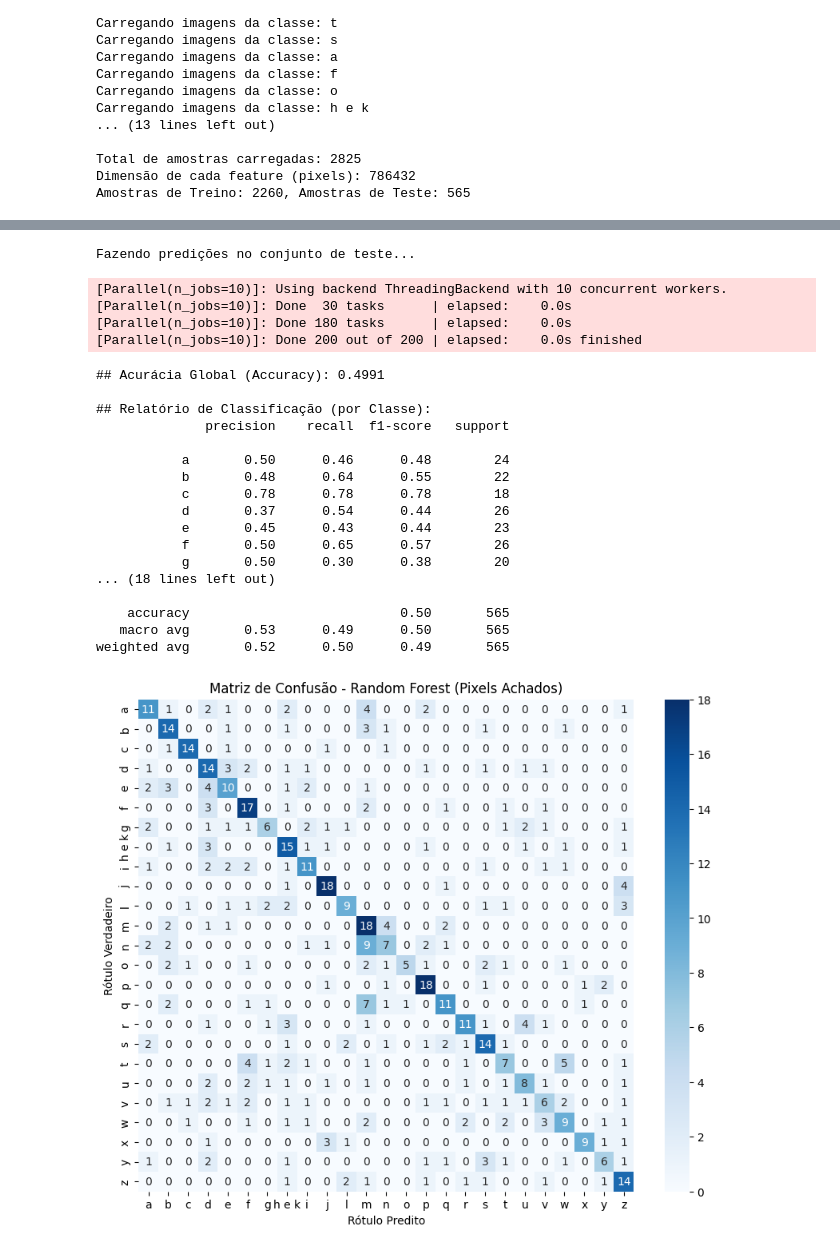
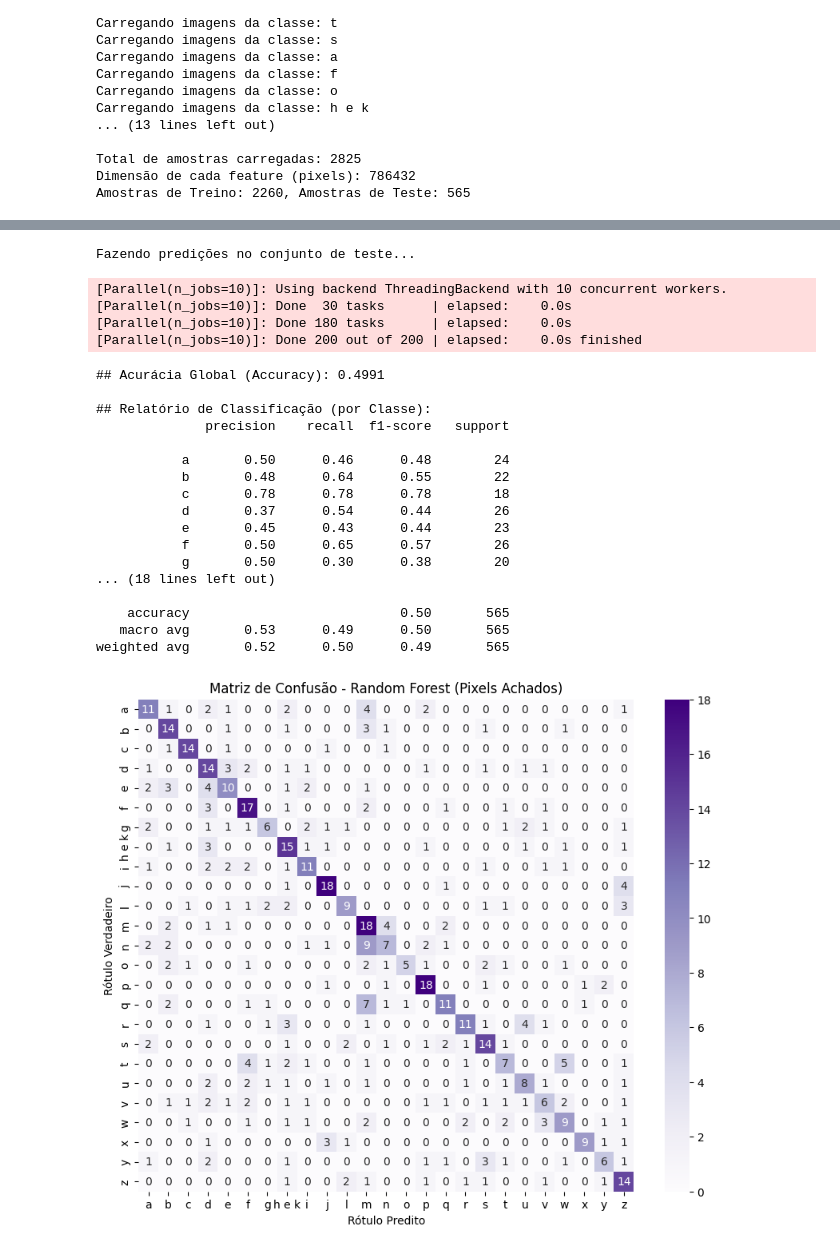
Before and after one commit to lucavillela/benchmarking-libras, a Jupyter notebook: RandomForestTest.ipynb, the cells around one changed output, grey strips where cells are left out. Saved outputs shown, nothing was run; the diff lists cells and outputs as text; code cells hidden in the pictures.

```diff
--- a/RandomForestTest.ipynb
+++ b/RandomForestTest.ipynb
@@ -123,35 +123,35 @@ sns.heatmap(
     cm,
     annot=True,
     fmt='d',
-    cmap='Blues',
+    cmap='Purples',
     xticklabels=class_labels,
     yticklabels=class_labels
 )
 plt.title('Matriz de Confusão - Random Forest (Pixels Achados)')
 plt.ylabel('Rótulo Verdadeiro')
 plt.xlabel('Rótulo Predito')
 plt.show()
 # %% [output]
 Fazendo predições no conjunto de teste...
 [Parallel(n_jobs=10)]: Using backend ThreadingBackend with 10 concurrent workers.
 [Parallel(n_jobs=10)]: Done  30 tasks      | elapsed:    0.0s
 [Parallel(n_jobs=10)]: Done 180 tasks      | elapsed:    0.0s
 [Parallel(n_jobs=10)]: Done 200 out of 200 | elapsed:    0.0s finished
 ## Acurácia Global (Accuracy): 0.4991
 
 ## Relatório de Classificação (por Classe):
               precision    recall  f1-score   support
 
            a       0.50      0.46      0.48        24
            b       0.48      0.64      0.55        22
            c       0.78      0.78      0.78        18
            d       0.37      0.54      0.44        26
            e       0.45      0.43      0.44        23
            f       0.50      0.65      0.57        26
            g       0.50      0.30      0.38        20
 ... (18 lines left out)
 
     accuracy                           0.50       565
    macro avg       0.53      0.49      0.50       565
 weighted avg       0.52      0.50      0.49       565
-[figure, old version]
+[figure, new version]
```
Also changed, not shown: parts of 1 cell of this notebook.
